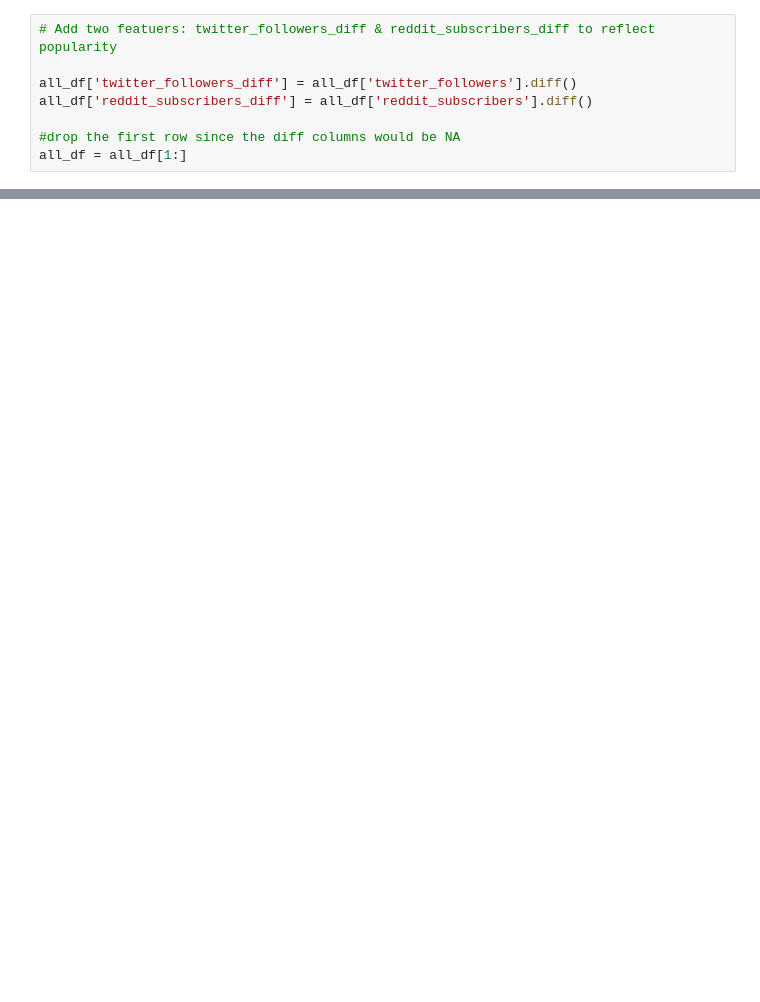
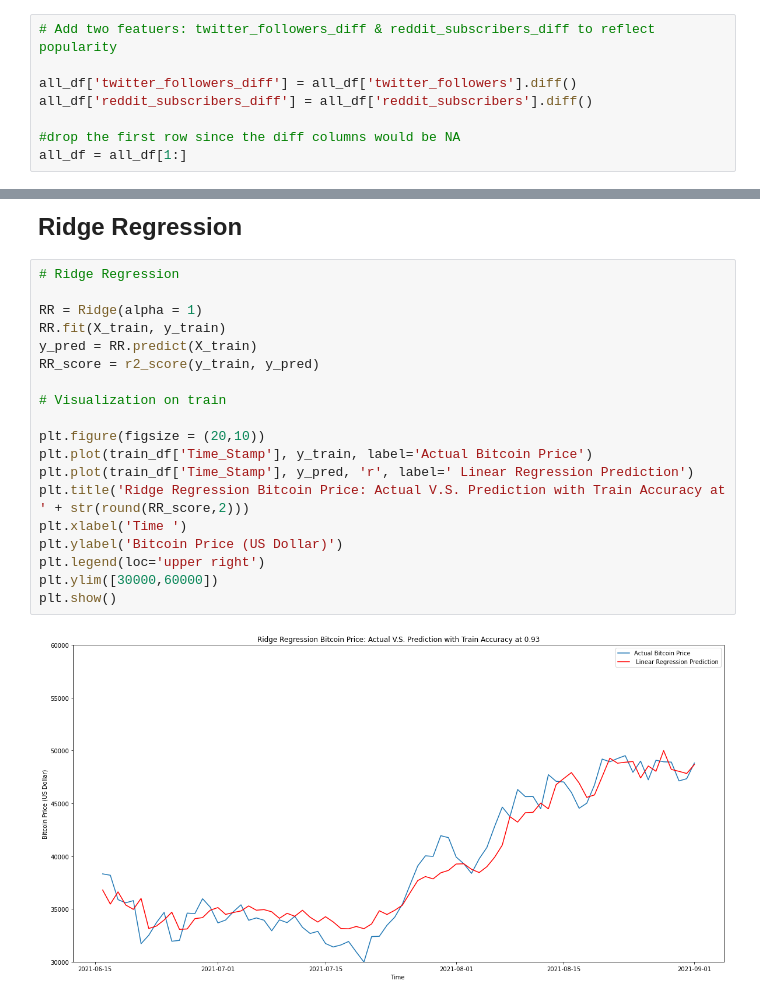
Before and after one commit to wt0034/Springboard, a Jupyter notebook: Capstone 2/Capstone 2 Bitcoin EDA.ipynb, the cells around one changed output, grey strips where cells are left out. Saved outputs shown, nothing was run; the diff lists cells and outputs as text; blank space fills up the shorter version.

```diff
--- a/Capstone 2/Capstone 2 Bitcoin EDA.ipynb
+++ b/Capstone 2/Capstone 2 Bitcoin EDA.ipynb
@@ -270,0 +316,23 @@ plt.show()
+# %% [markdown]
+<font size = '5'><b>Ridge Regression<b>
+# %%
+# Ridge Regression
+
+RR = Ridge(alpha = 1)
+RR.fit(X_train, y_train)
+y_pred = RR.predict(X_train)
+RR_score = r2_score(y_train, y_pred)
+
+# Visualization on train
+
+plt.figure(figsize = (20,10))
+plt.plot(train_df['Time_Stamp'], y_train, label='Actual Bitcoin Price')
+plt.plot(train_df['Time_Stamp'], y_pred, 'r', label=' Linear Regression Prediction')
+plt.title('Ridge Regression Bitcoin Price: Actual V.S. Prediction with Train Accuracy at ' + str(round(RR_score,2)))
+plt.xlabel('Time ')
+plt.ylabel('Bitcoin Price (US Dollar)')
+plt.legend(loc='upper right')
+plt.ylim([30000,60000])
+plt.show()
+# %% [output]
+[figure, added]
```
Also changed, not shown: parts of 38 cells of this notebook.
